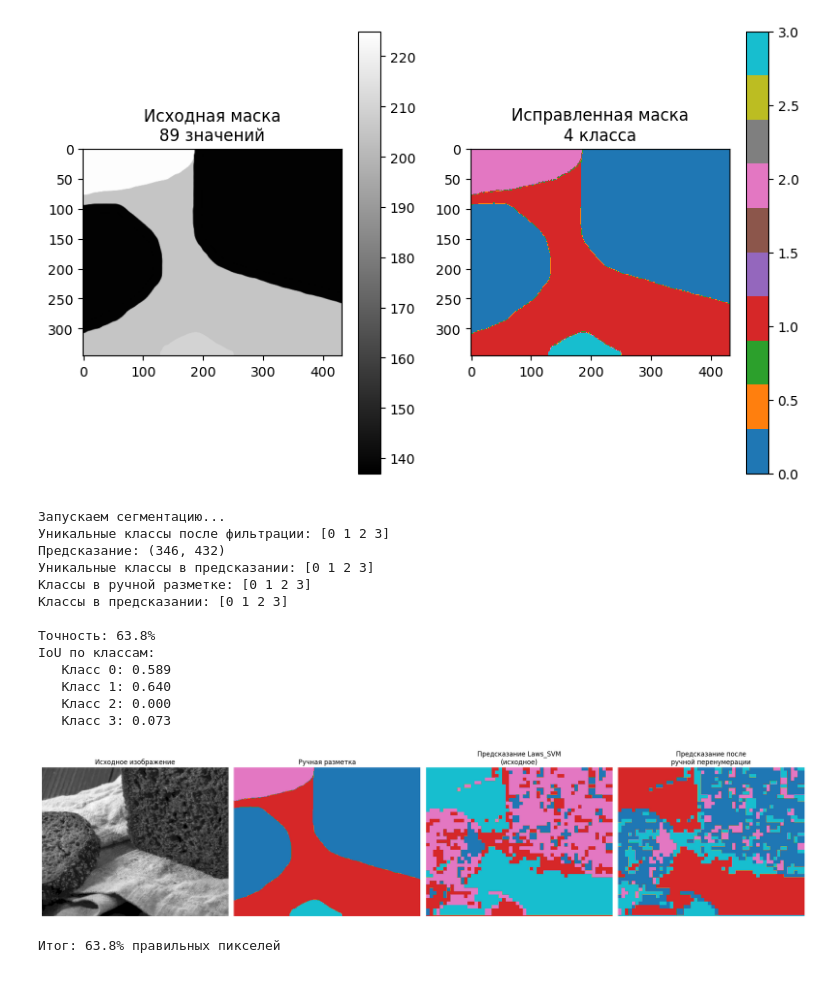
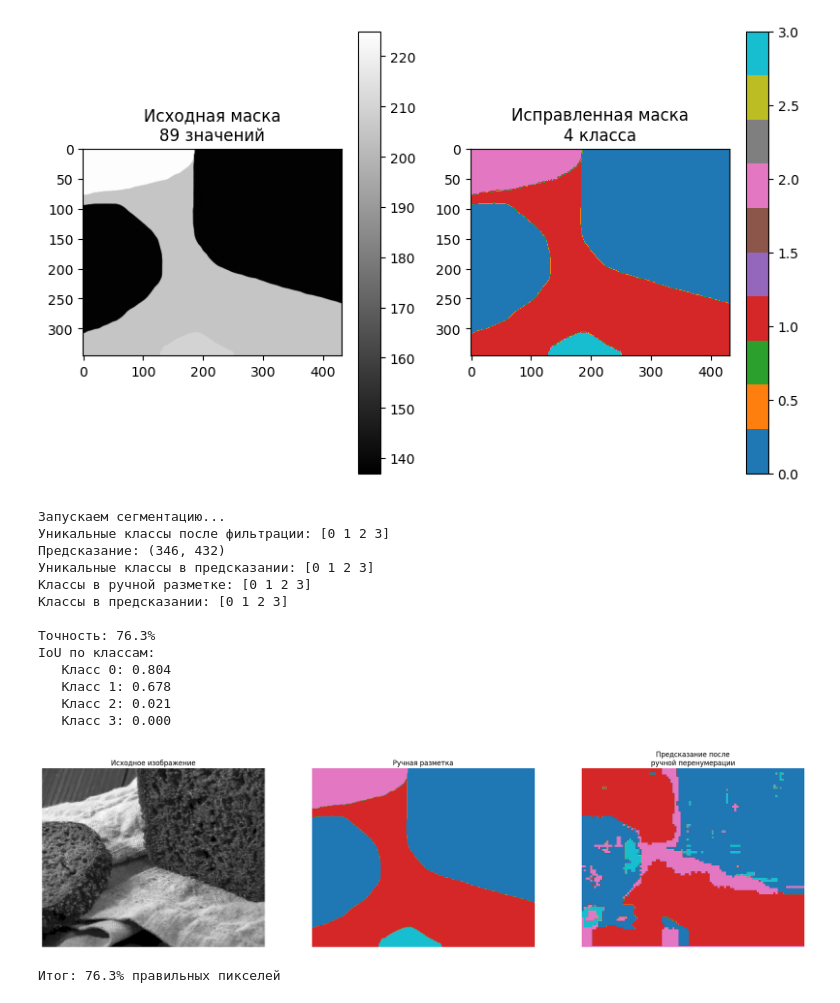
Before and after one commit to etsibareva/ip3-homework, a Jupyter notebook: task10.ipynb, the cells around one changed output. Saved outputs shown, nothing was run; the diff lists cells and outputs as text; code cells hidden in the pictures.

```diff
--- a/task10.ipynb
+++ b/task10.ipynb
@@ -619,10 +619,10 @@ def compare_simple(manual_mask, predicted_mask, model_name, original_img):
     print(f"Классы в предсказании: {pred_classes}")
 
     class_mapping = {
-        0: 2,
-        1: 3,
-        2: 0,
-        3: 1
+        0: 3,
+        1: 2,
+        2: 1,
+        3: 0
     }
 
     pred_mapped = predicted_resized.copy()
@@ -639,7 +639,7 @@ def compare_simple(manual_mask, predicted_mask, model_name, original_img):
                           average=None, labels=[class_id])[0]
         print(f"   Класс {class_id}: {iou:.3f}")
 
-    fig, axes = plt.subplots(1, 4, figsize=(20, 5))
+    fig, axes = plt.subplots(1, 3, figsize=(20, 5))
 
     axes[0].imshow(original_img, cmap='gray')
     axes[0].set_title('Исходное изображение')
@@ -649,50 +649,46 @@ def compare_simple(manual_mask, predicted_mask, model_name, original_img):
     axes[1].set_title('Ручная разметка')
     axes[1].axis('off')
 
-    axes[2].imshow(predicted_resized, cmap='tab10')
-    axes[2].set_title(f'Предсказание {model_name}\n(исходное)')
+    axes[2].imshow(pred_mapped, cmap='tab10')
+    axes[2].set_title(f'Предсказание после\nручной перенумерации')
     axes[2].axis('off')
-
-    axes[3].imshow(pred_mapped, cmap='tab10')
-    axes[3].set_title(f'Предсказание после\nручной перенумерации')
-    axes[3].axis('off')
 
     plt.tight_layout()
     plt.show()
 
     return accuracy
 
 goal_image_path = "./goal/6.png"
 original_img = cv2.imread(goal_image_path, cv2.IMREAD_GRAYSCALE)
 
 model_name = 'Laws_SVM'
 model_info = selected_models[model_name]
 
 print("Запускаем сегментацию...")
 predicted_mask = segment_sandwich(
     model_info, model_name, goal_image_path,
-    patch_size=16, step=8
+    patch_size=32, step=4
 )
 
 print(f"Предсказание: {predicted_mask.shape}")
 print(f"Уникальные классы в предсказании: {np.unique(predicted_mask)}")
 
 if fixed_manual_mask is not None and predicted_mask is not None and original_img is not None:
     accuracy = compare_simple(fixed_manual_mask, predicted_mask, model_name, original_img)
     print(f"Итог: {accuracy*100:.1f}% правильных пикселей")
 # %% [output]
 Запускаем сегментацию...
 Уникальные классы после фильтрации: [0 1 2 3]
 Предсказание: (346, 432)
 Уникальные классы в предсказании: [0 1 2 3]
 Классы в ручной разметке: [0 1 2 3]
 Классы в предсказании: [0 1 2 3]
 
-Точность: 63.8%
+Точность: 76.3%
 IoU по классам:
-   Класс 0: 0.589
-   Класс 1: 0.640
-   Класс 2: 0.000
-   Класс 3: 0.073
+   Класс 0: 0.804
+   Класс 1: 0.678
+   Класс 2: 0.021
+   Класс 3: 0.000
-[figure, old version]
+[figure, new version]
-Итог: 63.8% правильных пикселей
+Итог: 76.3% правильных пикселей
```
